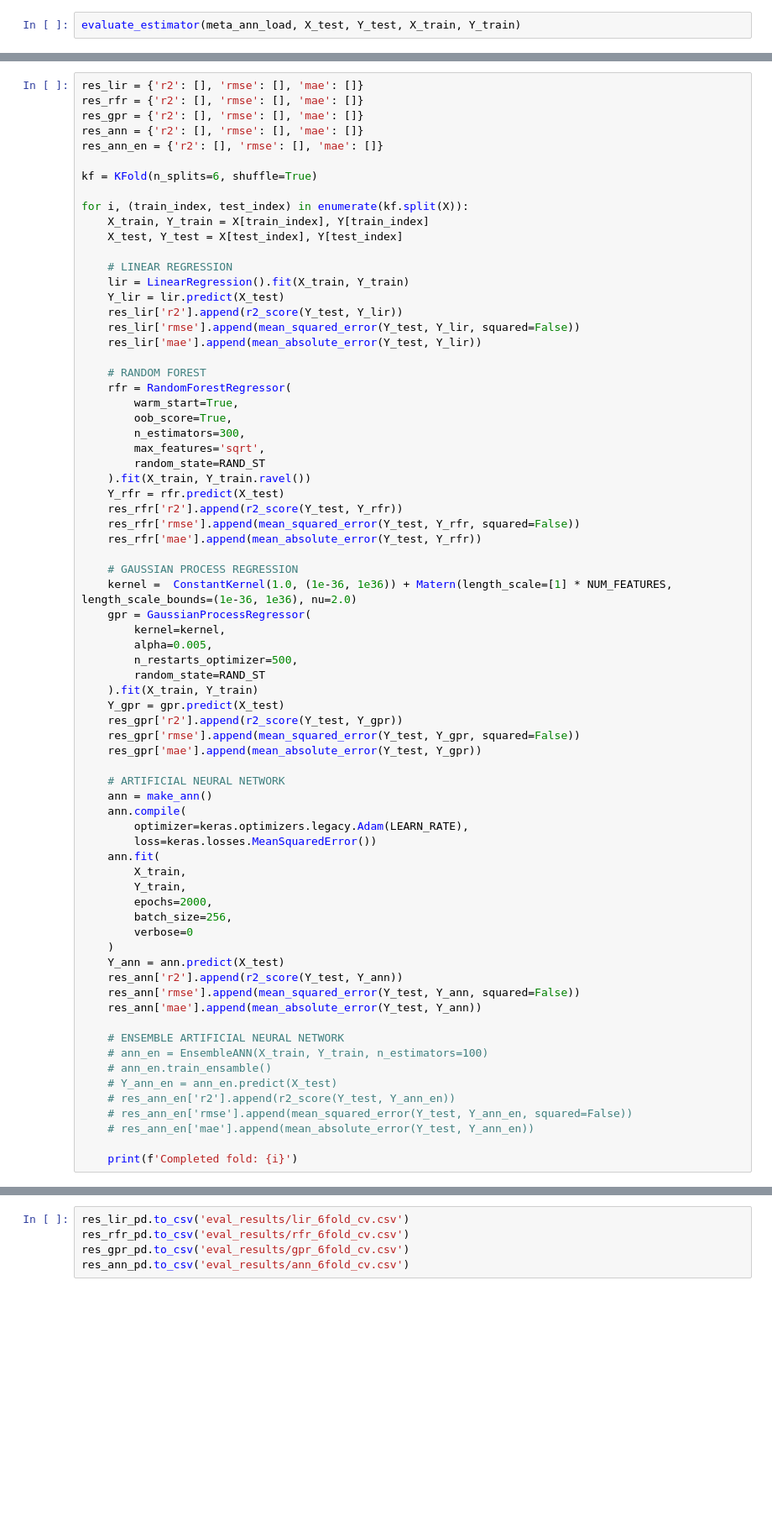
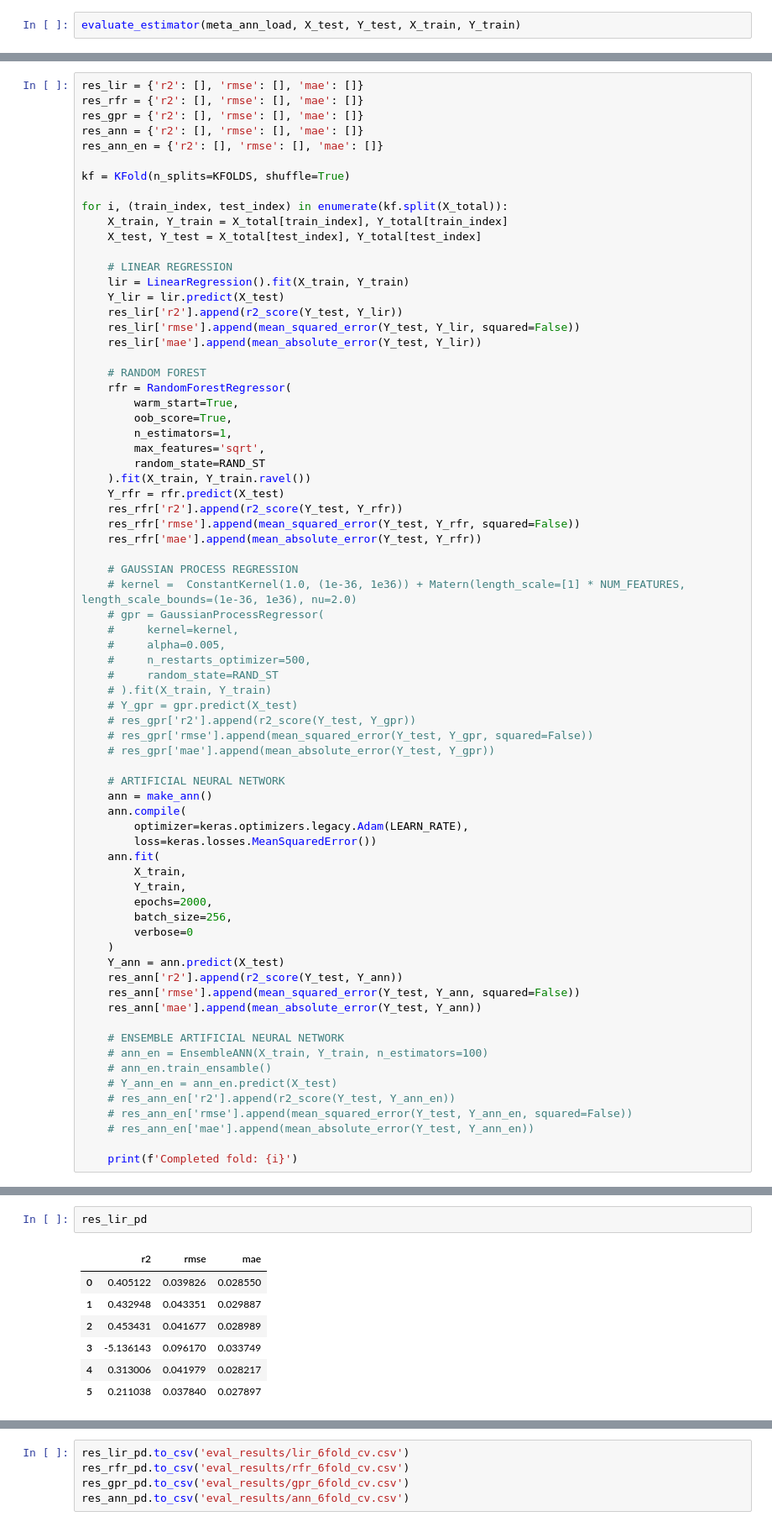
Before and after one commit to denyskononenko/smcp, a Jupyter notebook: backend/ml/model.ipynb, the cells around one changed output, grey strips where cells are left out. Shown at 84% size. Saved outputs shown, nothing was run; the diff lists cells and outputs as text; blank space fills up the shorter version.

```diff
--- a/backend/ml/model.ipynb
+++ b/backend/ml/model.ipynb
@@ -307,11 +498,11 @@ res_gpr = {'r2': [], 'rmse': [], 'mae': []}
 res_ann = {'r2': [], 'rmse': [], 'mae': []}
 res_ann_en = {'r2': [], 'rmse': [], 'mae': []}
 
-kf = KFold(n_splits=6, shuffle=True)
+kf = KFold(n_splits=KFOLDS, shuffle=True)
 
-for i, (train_index, test_index) in enumerate(kf.split(X)):
-    X_train, Y_train = X[train_index], Y[train_index]
-    X_test, Y_test = X[test_index], Y[test_index]
+for i, (train_index, test_index) in enumerate(kf.split(X_total)):
+    X_train, Y_train = X_total[train_index], Y_total[train_index]
+    X_test, Y_test = X_total[test_index], Y_total[test_index]
 
     # LINEAR REGRESSION
     lir = LinearRegression().fit(X_train, Y_train)
@@ -324,7 +515,7 @@ for i, (train_index, test_index) in enumerate(kf.split(X)):
     rfr = RandomForestRegressor(
         warm_start=True,
         oob_score=True,
-        n_estimators=300,
+        n_estimators=1,
         max_features='sqrt',
         random_state=RAND_ST
     ).fit(X_train, Y_train.ravel())
@@ -334,17 +525,17 @@ for i, (train_index, test_index) in enumerate(kf.split(X)):
     res_rfr['mae'].append(mean_absolute_error(Y_test, Y_rfr))
 
     # GAUSSIAN PROCESS REGRESSION
-    kernel =  ConstantKernel(1.0, (1e-36, 1e36)) + Matern(length_scale=[1] * NUM_FEATURES, length_scale_bounds=(1e-36, 1e36), nu=2.0)
-    gpr = GaussianProcessRegressor(
-        kernel=kernel,
-        alpha=0.005,
-        n_restarts_optimizer=500,
-        random_state=RAND_ST
-    ).fit(X_train, Y_train)
-    Y_gpr = gpr.predict(X_test)
-    res_gpr['r2'].append(r2_score(Y_test, Y_gpr))
-    res_gpr['rmse'].append(mean_squared_error(Y_test, Y_gpr, squared=False))
-    res_gpr['mae'].append(mean_absolute_error(Y_test, Y_gpr))
+    # kernel =  ConstantKernel(1.0, (1e-36, 1e36)) + Matern(length_scale=[1] * NUM_FEATURES, length_scale_bounds=(1e-36, 1e36), nu=2.0)
+    # gpr = GaussianProcessRegressor(
+    #     kernel=kernel,
+    #     alpha=0.005,
+    #     n_restarts_optimizer=500,
+    #     random_state=RAND_ST
+    # ).fit(X_train, Y_train)
+    # Y_gpr = gpr.predict(X_test)
+    # res_gpr['r2'].append(r2_score(Y_test, Y_gpr))
+    # res_gpr['rmse'].append(mean_squared_error(Y_test, Y_gpr, squared=False))
+    # res_gpr['mae'].append(mean_absolute_error(Y_test, Y_gpr))
 
     # ARTIFICIAL NEURAL NETWORK
     ann = make_ann()
@@ -379,0 +677,10 @@ res_ann_pd = pd.DataFrame(data=res_ann)
+# %%
+res_lir_pd
+# %% [output]
+|  | r2 | rmse | mae |
+| 0 | 0.405122 | 0.039826 | 0.028550 |
+| 1 | 0.432948 | 0.043351 | 0.029887 |
+| 2 | 0.453431 | 0.041677 | 0.028989 |
+| 3 | -5.136143 | 0.096170 | 0.033749 |
+| 4 | 0.313006 | 0.041979 | 0.028217 |
+| 5 | 0.211038 | 0.037840 | 0.027897 |
```
Also changed, not shown: parts of 27 cells of this notebook.
